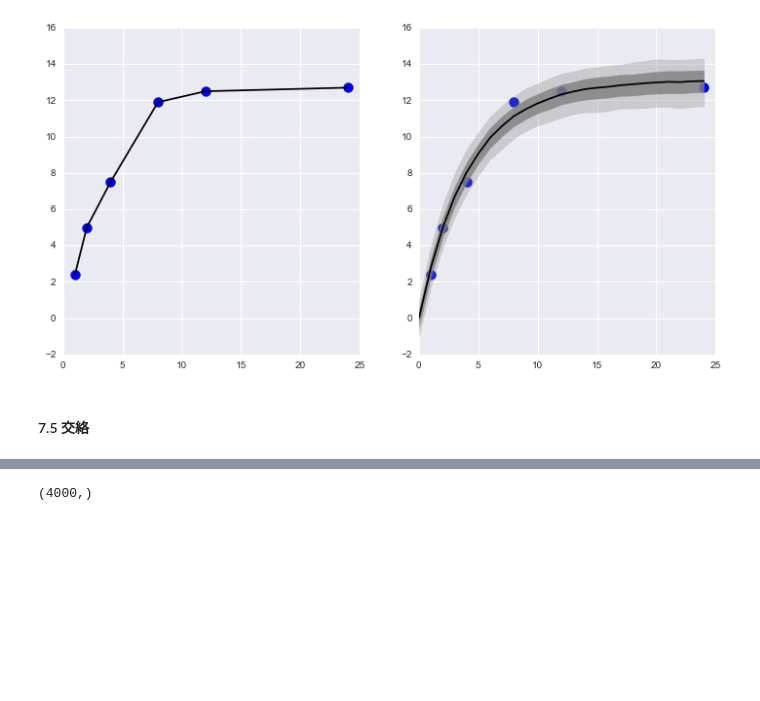
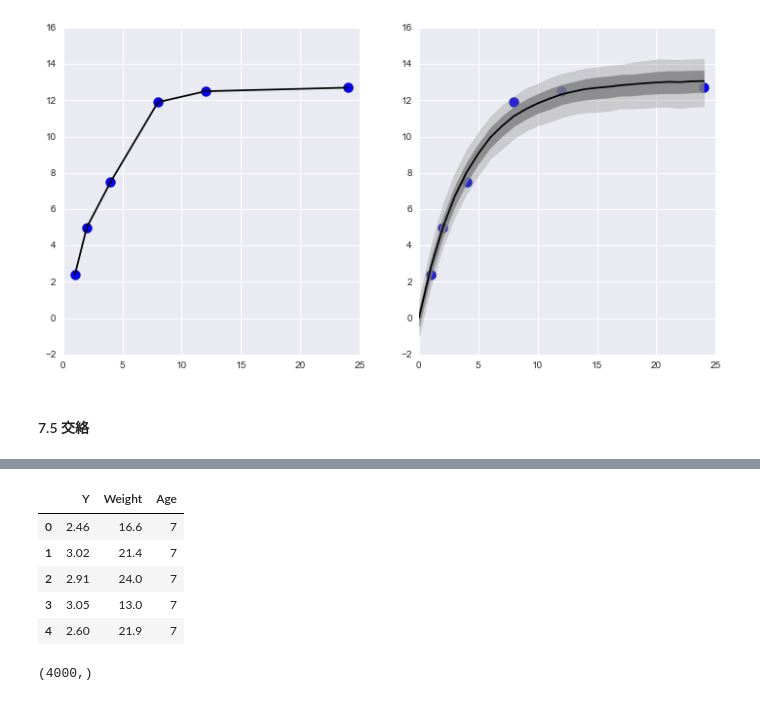
Before and after one commit to hmj/r-stan-stats-modeling-in-python, a Jupyter notebook: chap07/chapter7.ipynb, the cells around one changed output, grey strips where cells are left out. Drawn from its saved outputs; the diff is of its cells as text; code cells hidden in the pictures; blank space fills up the shorter version.

```diff
--- a/chap07/chapter7.ipynb
+++ b/chap07/chapter7.ipynb
@@ -211,3 +218,12 @@ df75= pd.read_csv("input/data-50m.txt")
+# %%
+df75.head()
+# %% [output]
+|  | Y | Weight | Age |
+| 0 | 2.46 | 16.6 | 7 |
+| 1 | 3.02 | 21.4 | 7 |
+| 2 | 2.91 | 24.0 | 7 |
+| 3 | 3.05 | 13.0 | 7 |
+| 4 | 2.60 | 21.9 | 7 |
 # %%
 data75 = {"N":len(df75), "Weight":df75.Weight, "Age":df75.Age, "Y":df75.Y}
 fit75 = pystan.stan(file="stan/model7-5.stan", data=data75, seed=1234,pars=["c2", "b2", "b3"])
```
Also changed, not shown: parts of 2 cells of this notebook, 2 other files.
